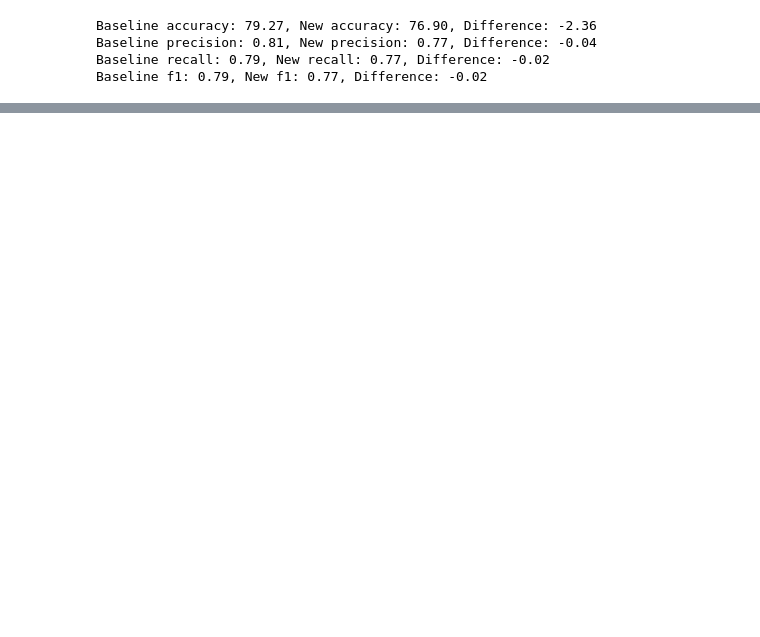
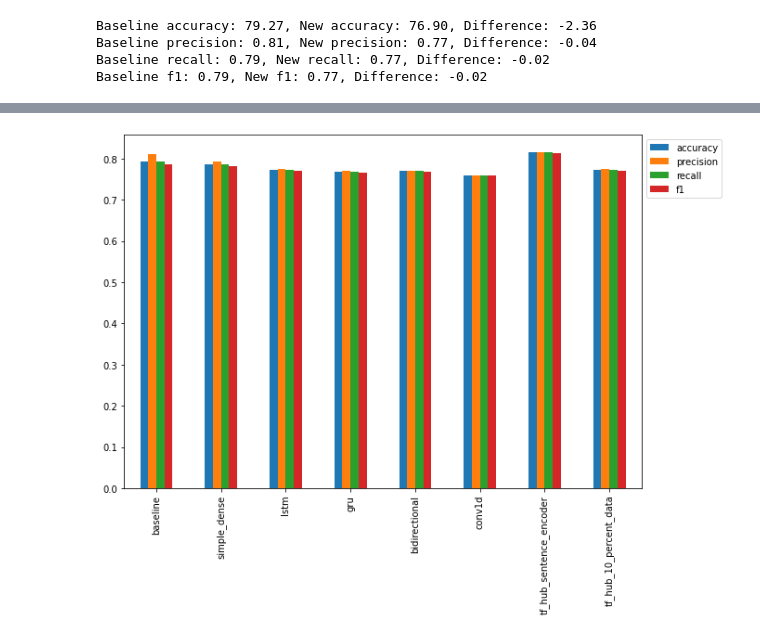
Before and after one commit to prachuryanath/TF-Learning, a Jupyter notebook: 08_introduction_to_nlp_in_tensorflow.ipynb, the cells around one changed output, grey strips where cells are left out. Cells and saved outputs as stored; diff of their text form; code cells hidden in the pictures; blank space fills up the shorter version.

```diff
--- a/08_introduction_to_nlp_in_tensorflow.ipynb
+++ b/08_introduction_to_nlp_in_tensorflow.ipynb
@@ -1008,0 +1361,7 @@ Baseline f1: 0.79, New f1: 0.77, Difference: -0.02
+# %%
+# Fit the model to 10% of the training data
+model_7_history = model_7.fit(x=train_sentences_10_percent,
+                              y=train_labels_10_percent,
+                              epochs=5,
+                              validation_data=(val_sentences, val_labels),
+                              callbacks=[create_tensorboard_callback(SAVE_DIR, "10_percent_tf_hub_sentence_encoder")])
@@ -1008,0 +1380,7 @@ Baseline f1: 0.79, New f1: 0.77, Difference: -0.02
+# %%
+# Make predictions with the model trained on 10% of the data
+model_7_pred_probs = model_7.predict(val_sentences)
+
+# Convert prediction probabilities to labels
+model_7_preds = tf.squeeze(tf.round(model_7_pred_probs))
+model_7_preds[:10]
@@ -1008,0 +1389,4 @@ Baseline f1: 0.79, New f1: 0.77, Difference: -0.02
+# %%
+# Calculate model results
+model_7_results = calculate_results(val_labels, model_7_preds)
+model_7_results
@@ -1008,0 +1410,12 @@ Baseline f1: 0.79, New f1: 0.77, Difference: -0.02
+# %%
+# Combine model results into a DataFrame
+all_model_results = pd.DataFrame({"baseline": baseline_results,
+                                  "simple_dense": model_1_results,
+                                  "lstm": model_2_results,
+                                  "gru": model_3_results,
+                                  "bidirectional": model_4_results,
+                                  "conv1d": model_5_results,
+                                  "tf_hub_sentence_encoder": model_6_results,
+                                  "tf_hub_10_percent_data": model_7_results})
+all_model_results = all_model_results.transpose()
+all_model_results
@@ -1008,0 +1432,8 @@ Baseline f1: 0.79, New f1: 0.77, Difference: -0.02
+# %%
+# Reduce the accuracy to same scale as other metrics
+all_model_results["accuracy"] = all_model_results["accuracy"]/100
+
+# Plot and compare all of the model results
+all_model_results.plot(kind="bar", figsize=(10, 7)).legend(bbox_to_anchor=(1.0, 1.0));
+# %% [output]
+[figure, added]
```
Also changed, not shown: parts of 99 cells of this notebook.
